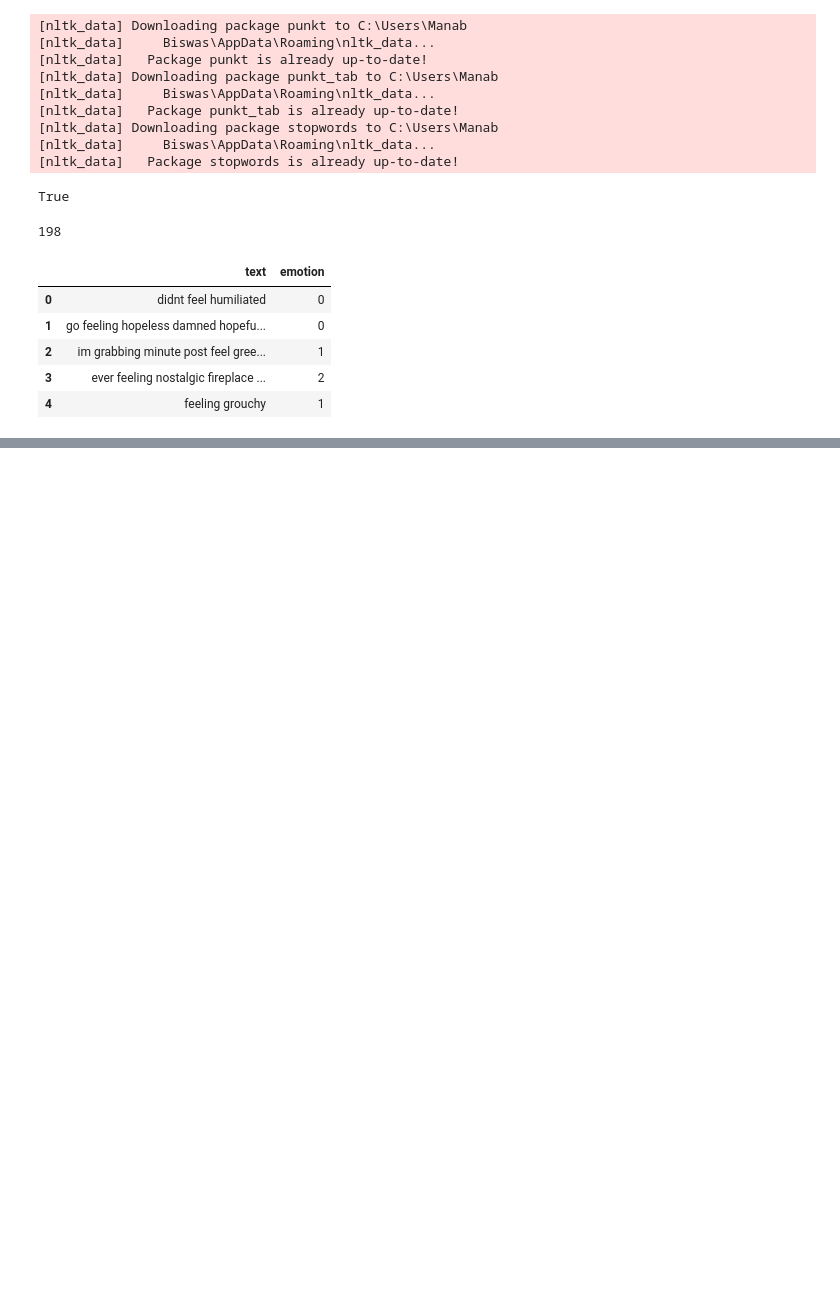
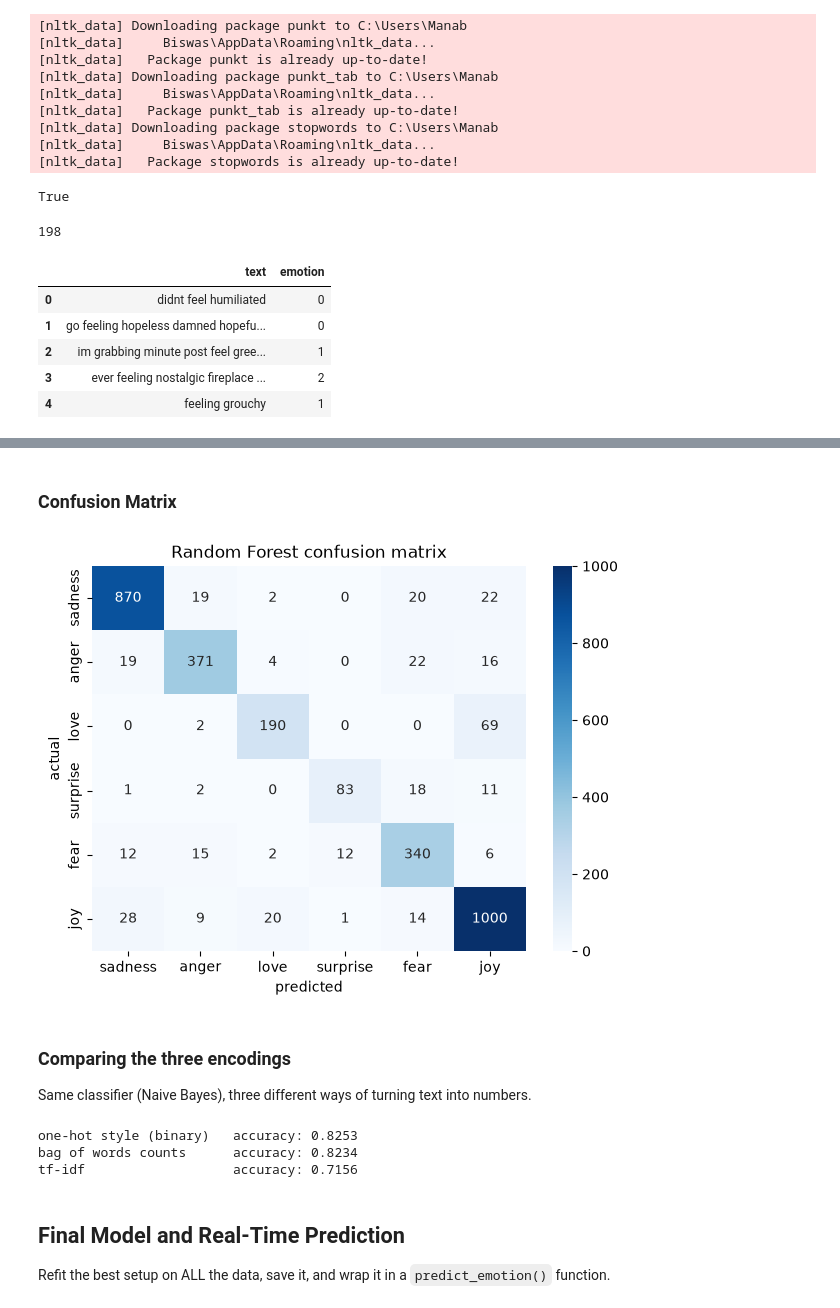
Before and after one commit to ManabBiswas/Machine-Learning, a Jupyter notebook: NLP_Project_1/notebooks/nlp.ipynb, the cells around one changed output, grey strips where cells are left out. Drawn from its saved outputs; the diff is of its cells as text; code cells hidden in the pictures; blank space fills up the shorter version.

```diff
--- a/NLP_Project_1/notebooks/nlp.ipynb
+++ b/NLP_Project_1/notebooks/nlp.ipynb
@@ -217,0 +508,10 @@ df.head()
+# %%
+from sklearn.linear_model import LogisticRegression
+from sklearn.metrics import accuracy_score, classification_report
+
+lr = LogisticRegression()
+lr.fit(X_train, y_train)
+y_pred_lr = lr.predict(X_val)
+
+print('Logistic Regression accuracy:', round(accuracy_score(y_val, y_pred_lr), 4))
+print(classification_report(y_val, y_pred_lr, target_names=list(emotion_no)))
@@ -217,0 +534,10 @@ df.head()
+# %%
+from sklearn.naive_bayes import MultinomialNB
+from sklearn.metrics import accuracy_score, classification_report
+
+nb = MultinomialNB()
+nb.fit(X_train, y_train)
+y_pred_nb = nb.predict(X_val)
+
+print('Naive Bayes accuracy:', round(accuracy_score(y_val, y_pred_nb), 4))
+print(classification_report(y_val, y_pred_nb, target_names=list(emotion_no)))
@@ -217,0 +560,9 @@ df.head()
+# %%
+from sklearn.ensemble import RandomForestClassifier
+
+rf = RandomForestClassifier(n_estimators=100, n_jobs=-1, random_state=42)
+rf.fit(X_train, y_train)
+y_pred_rf = rf.predict(X_val)
+
+print('Random Forest accuracy:', round(accuracy_score(y_val, y_pred_rf), 4))
+print(classification_report(y_val, y_pred_rf, target_names=list(emotion_no)))
@@ -217,0 +583,38 @@ df.head()
+# %% [markdown]
+### Confusion Matrix
+# %%
+from sklearn.metrics import confusion_matrix
+
+plt.figure(figsize=(7, 5))
+sns.heatmap(confusion_matrix(y_val, y_pred_rf), annot=True, fmt='d', cmap='Blues',
+            xticklabels=list(emotion_no), yticklabels=list(emotion_no))
+plt.xlabel('predicted')
+plt.ylabel('actual')
+plt.title('Random Forest confusion matrix')
+plt.show()
+# %% [output]
+[figure, added]
+# %% [markdown]
+### Comparing the three encodings
+Same classifier (Naive Bayes), three different ways of turning text into numbers.
+# %%
+# 'one-hot style' = keep only presence/absence of each word
+X_bin = CountVectorizer(max_features=5000, binary=True).fit_transform(df['text'])
+
+candidates = {
+    'one-hot style (binary)': X_bin,
+    'bag of words counts': X_bow,
+    'tf-idf': X_tfidf,
+}
+
+for name, X_mat in candidates.items():
+    model = MultinomialNB().fit(X_mat[idx_train], y_train)
+    acc = accuracy_score(y_val, model.predict(X_mat[idx_val]))
+    print(f'{name:24s} accuracy: {acc:.4f}')
+# %% [output]
+one-hot style (binary)   accuracy: 0.8253
+bag of words counts      accuracy: 0.8234
+tf-idf                   accuracy: 0.7156
+# %% [markdown]
+## Final Model and Real-Time Prediction
+Refit the best setup on ALL the data, save it, and wrap it in a `predict_emotion()` function.
```
Also changed, not shown: parts of 64 cells of this notebook, 1 other file.
